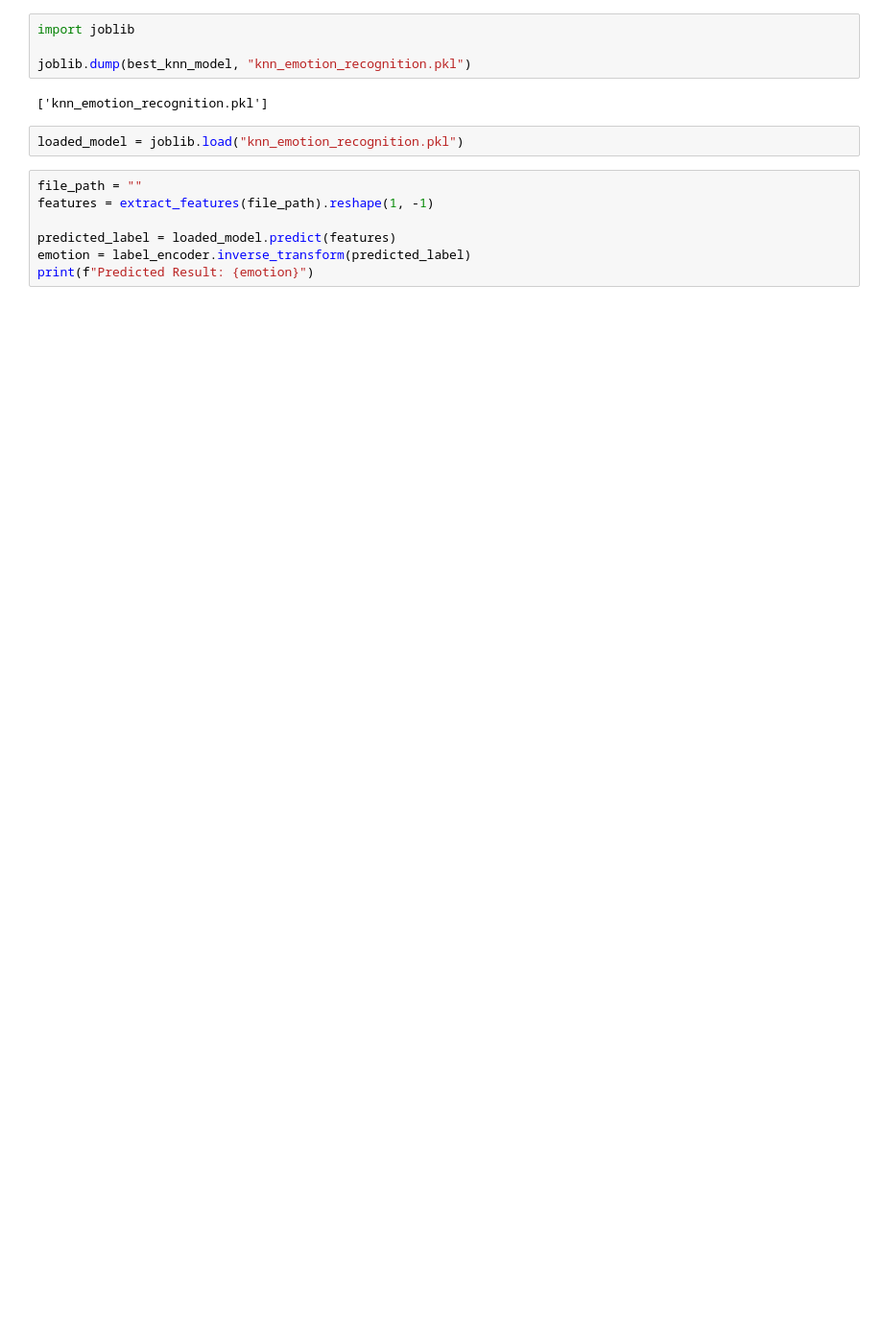
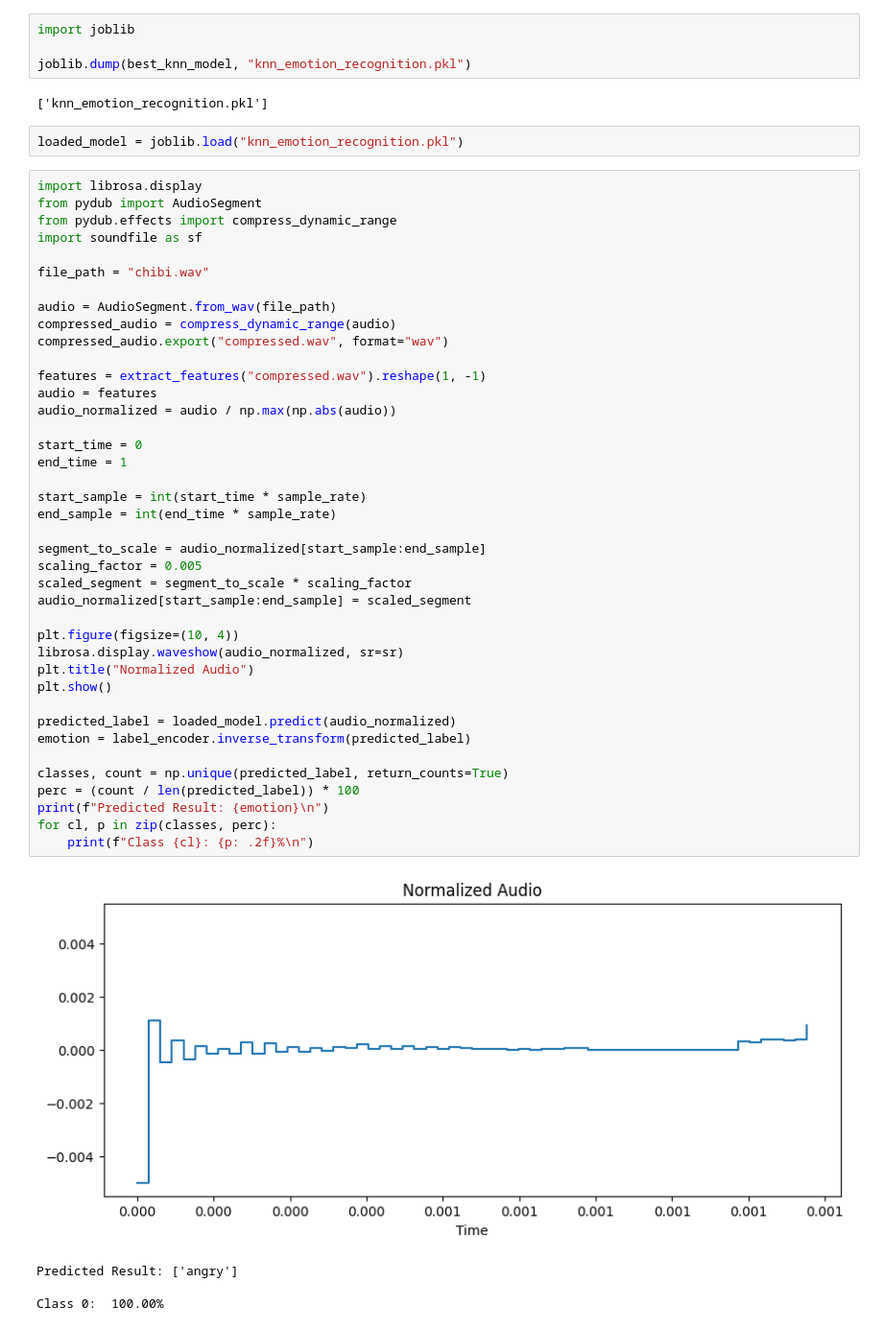
Before and after one commit to ARTech011100000110111001110100/Speech_recognition, a Jupyter notebook: app.ipynb, the cells around one changed output. Shown at 96% size. Drawn from its saved outputs; the diff is of its cells as text; blank space fills up the shorter version.

```diff
--- a/app.ipynb
+++ b/app.ipynb
@@ -206,10 +206,48 @@ joblib.dump(best_knn_model, "knn_emotion_recognition.pkl")
 ['knn_emotion_recognition.pkl']
 # %%
 loaded_model = joblib.load("knn_emotion_recognition.pkl")
-# %%
-file_path = ""
-features = extract_features(file_path).reshape(1, -1)
-
-predicted_label = loaded_model.predict(features)
-emotion = label_encoder.inverse_transform(predicted_label)
-print(f"Predicted Result: {emotion}")
+# %%
+import librosa.display
+from pydub import AudioSegment
+from pydub.effects import compress_dynamic_range
+import soundfile as sf
+
+file_path = "chibi.wav"
+
+audio = AudioSegment.from_wav(file_path)
+compressed_audio = compress_dynamic_range(audio)
+compressed_audio.export("compressed.wav", format="wav")
+
+features = extract_features("compressed.wav").reshape(1, -1)
+audio = features
+audio_normalized = audio / np.max(np.abs(audio))
+
+start_time = 0
+end_time = 1
+
+start_sample = int(start_time * sample_rate)
+end_sample = int(end_time * sample_rate)
+
+segment_to_scale = audio_normalized[start_sample:end_sample]
+scaling_factor = 0.005
+scaled_segment = segment_to_scale * scaling_factor
+audio_normalized[start_sample:end_sample] = scaled_segment
+
+plt.figure(figsize=(10, 4))
+librosa.display.waveshow(audio_normalized, sr=sr)
+plt.title("Normalized Audio")
+plt.show()
+
+predicted_label = loaded_model.predict(audio_normalized)
+emotion = label_encoder.inverse_transform(predicted_label)
+
+classes, count = np.unique(predicted_label, return_counts=True)
+perc = (count / len(predicted_label)) * 100
+print(f"Predicted Result: {emotion}\n")
+for cl, p in zip(classes, perc):
+    print(f"Class {cl}: {p: .2f}%\n")
+# %% [output]
+[figure, added]
+Predicted Result: ['angry']
+
+Class 0:  100.00%
```
Also changed, not shown: parts of 5 cells of this notebook, 11 other files.
